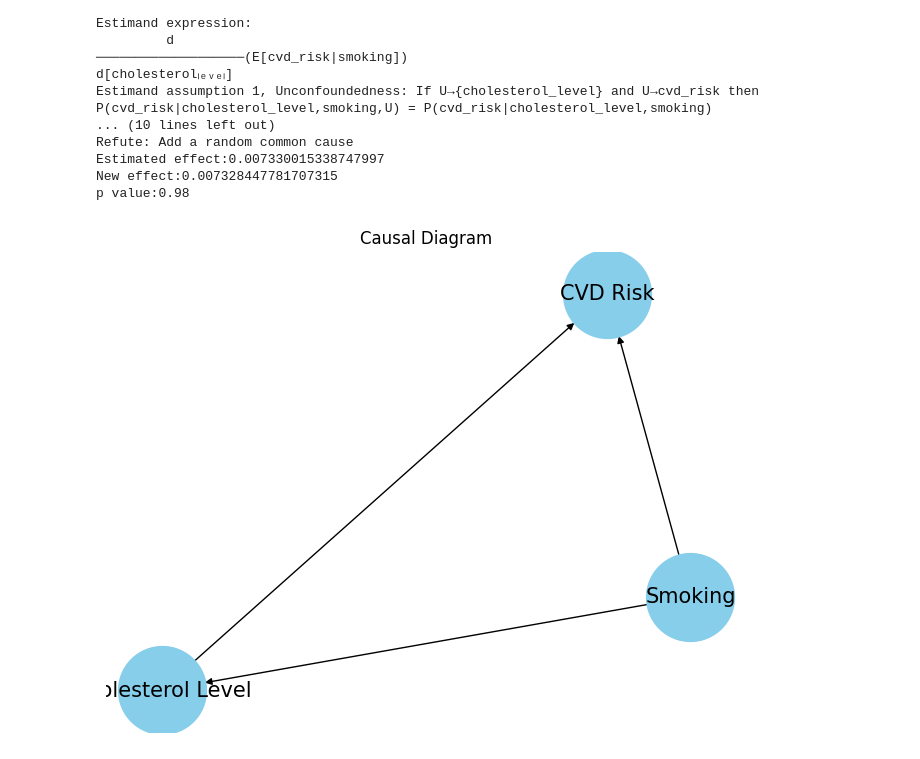
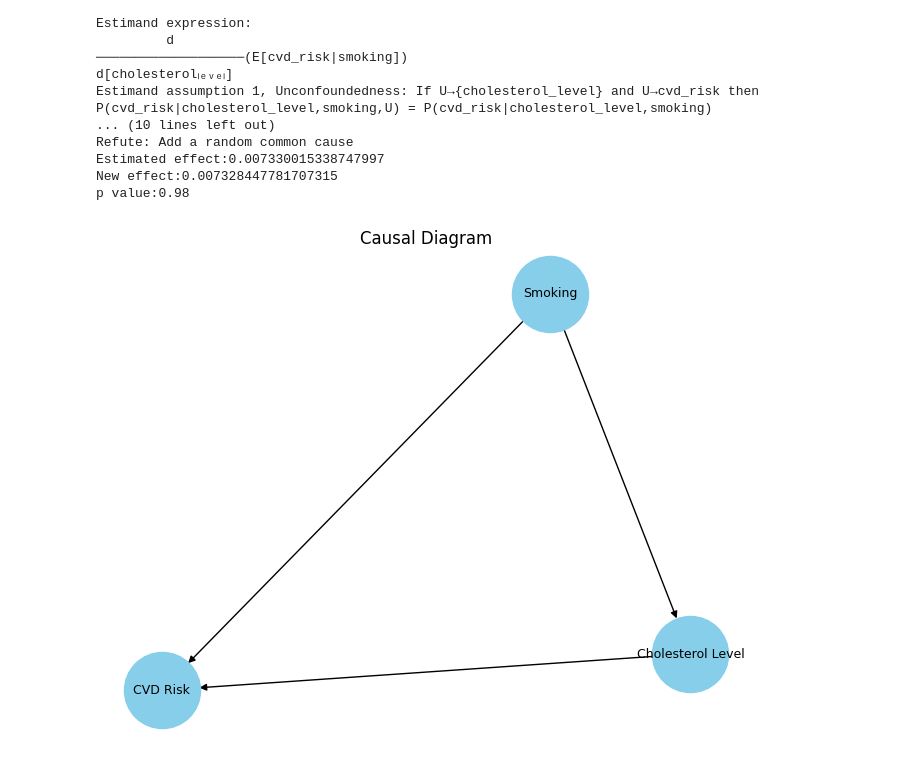
Before and after one commit to MaxiStahl1992/advanced-workbook-code, a Jupyter notebook: task3_full.ipynb, the cells around one changed output. Drawn from its saved outputs; the diff is of its cells as text; code cells hidden in the pictures.

```diff
--- a/task3_full.ipynb
+++ b/task3_full.ipynb
@@ -216,26 +216,26 @@ p value:0.98
 # %%
 import matplotlib.pyplot as plt
 import networkx as nx
 
 # Create a directed graph
 G = nx.DiGraph()
 
 # Add nodes with the node attribute "label"
 nodes = ["Cholesterol Level", "Smoking", "CVD Risk"]
 G.add_nodes_from(nodes)
 
 # Add edges
 edges = [("Smoking", "Cholesterol Level"), ("Cholesterol Level", "CVD Risk"), ("Smoking", "CVD Risk")]
 G.add_edges_from(edges)
 
 # Position nodes using the layout for directed graphs
 pos = nx.layout.spring_layout(G)
 
 # Draw the network
-nx.draw(G, pos, with_labels=True, node_color='skyblue', node_size=4000, edge_color='k', linewidths=1, font_size=15)
+nx.draw(G, pos, with_labels=True, node_color='skyblue', node_size=3000, edge_color='k', linewidths=1, font_size=9)
 
 # Show plot
 plt.title('Causal Diagram')
 plt.show()
 # %% [output]
-[figure, old version]
+[figure, new version]
```
Also changed, not shown: parts of 3 cells of this notebook.
